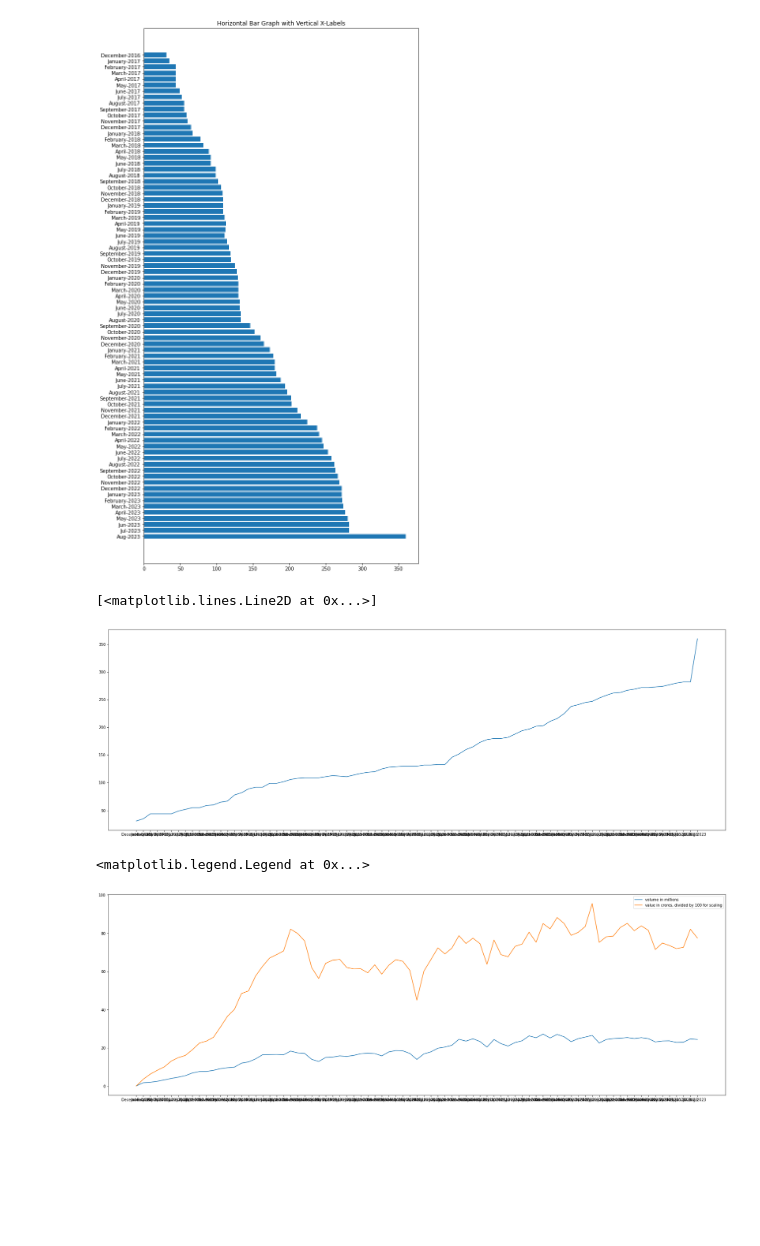
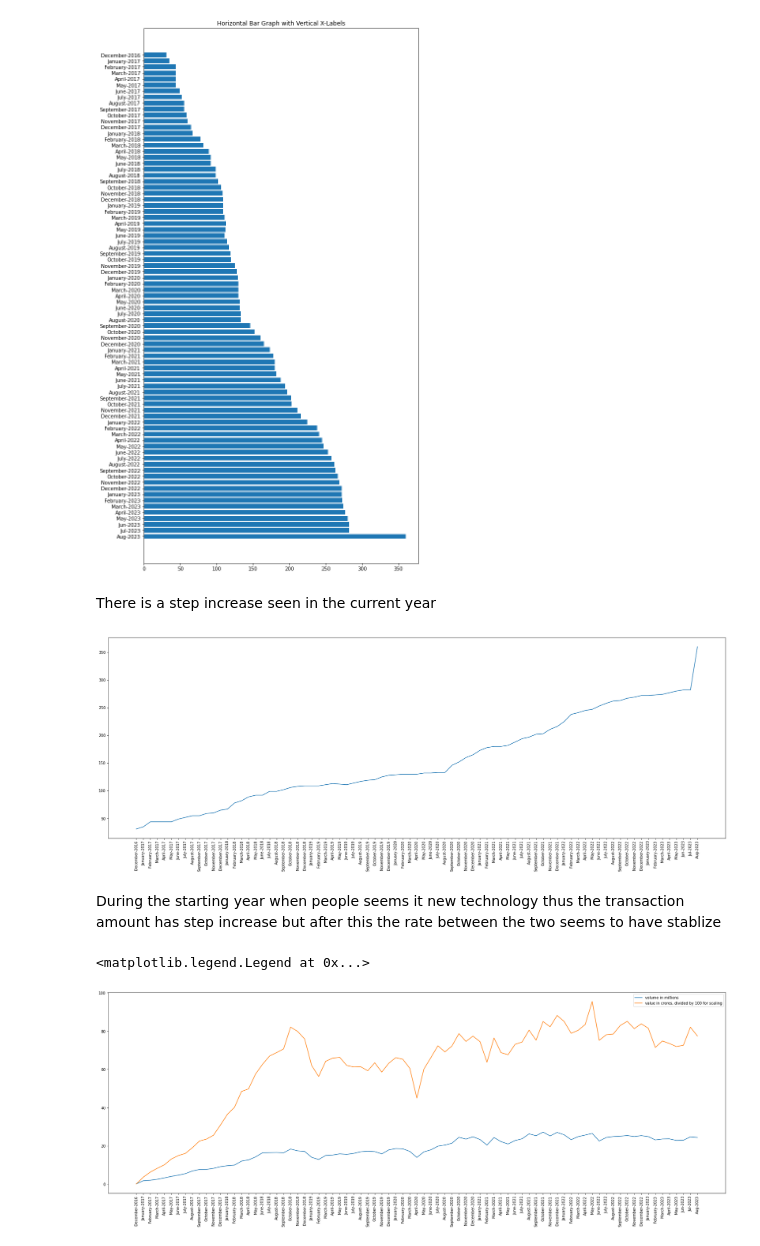
Before and after one commit to kxrxn08/DigitalTransactionAnalysis, a Jupyter notebook: DataCleaning/BHIM_PRODUCT.ipynb, the cells around one changed output. Drawn from its saved outputs; the diff is of its cells as text; code cells hidden in the pictures; blank space fills up the shorter version.

```diff
--- a/DataCleaning/BHIM_PRODUCT.ipynb
+++ b/DataCleaning/BHIM_PRODUCT.ipynb
@@ -110,22 +114,27 @@ y=bhim['No_of_Banks_live_on_BHIM'][::-1]
 y
 y2=bhim['Volume_in_Mn'][::-1]
 y3=bhim['Value_in_Cr'][::-1]*0.01
+# %% [markdown]
+There is a step increase seen in the current year
 # %%
 
 plt.figure(figsize=(30,10))
 plt.plot(x,y)
 # plt.plot(x,y2)
 # plt.plot(x,y3)
-# plt.xticks(rotation='vertical')
+plt.xticks(rotation='vertical')
+plt.show()
 # %% [output]
-[<matplotlib.lines.Line2D at 0x...>]
-[figure, old version]
+[figure, new version]
+# %% [markdown]
+During the starting year when people seems it new technology thus the transaction amount has step increase but after this the rate between the two seems to have stablize
 # %%
 plt.figure(figsize=(30,10))
 plt.plot(x,y2)
 plt.plot(x,y3)
+plt.xticks(rotation="vertical")
 plt.legend(["volume in millions","value in crores, divided by 100 for scaling"])
 # plt.legend(["value in crores divided by 1000 for scaling"])
 # %% [output]
 <matplotlib.legend.Legend at 0x...>
-[figure, old version]
+[figure, new version]
```
Also changed, not shown: parts of 3 cells of this notebook, 5 other files.
